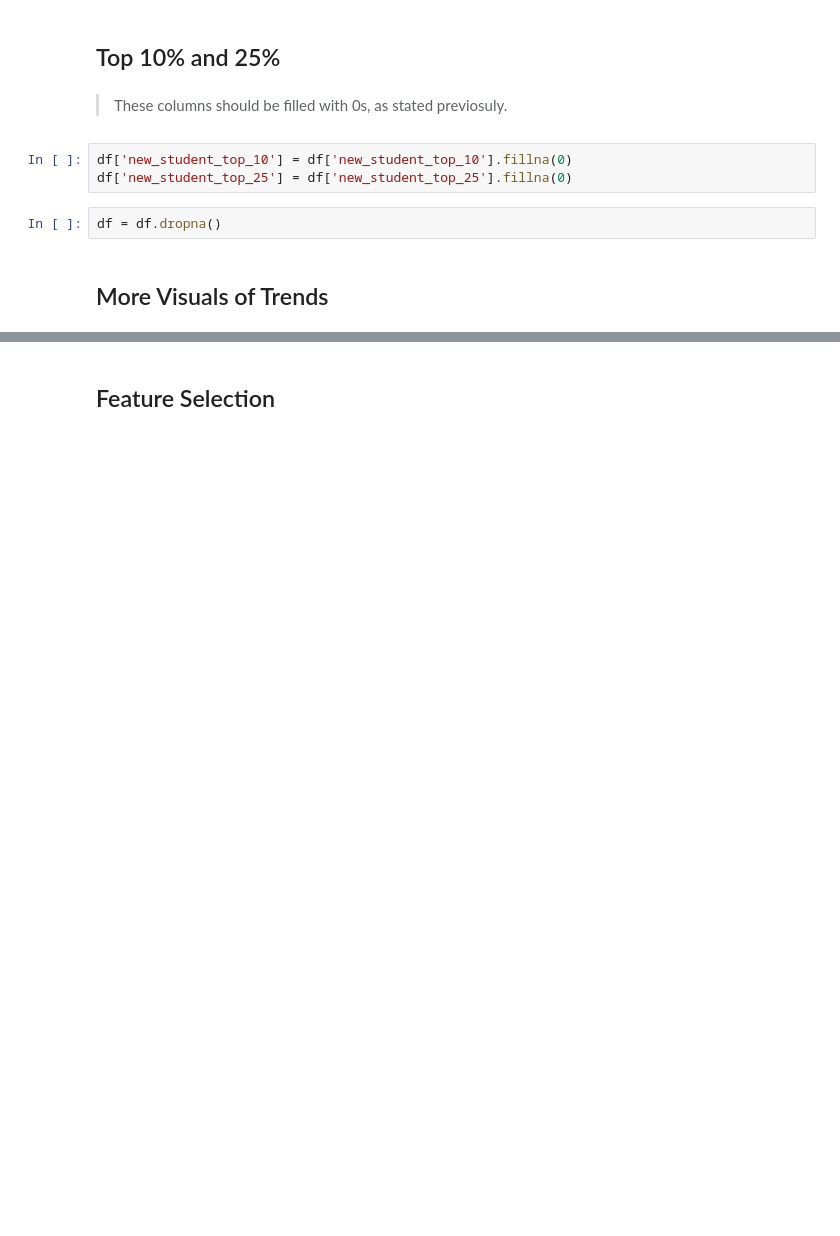
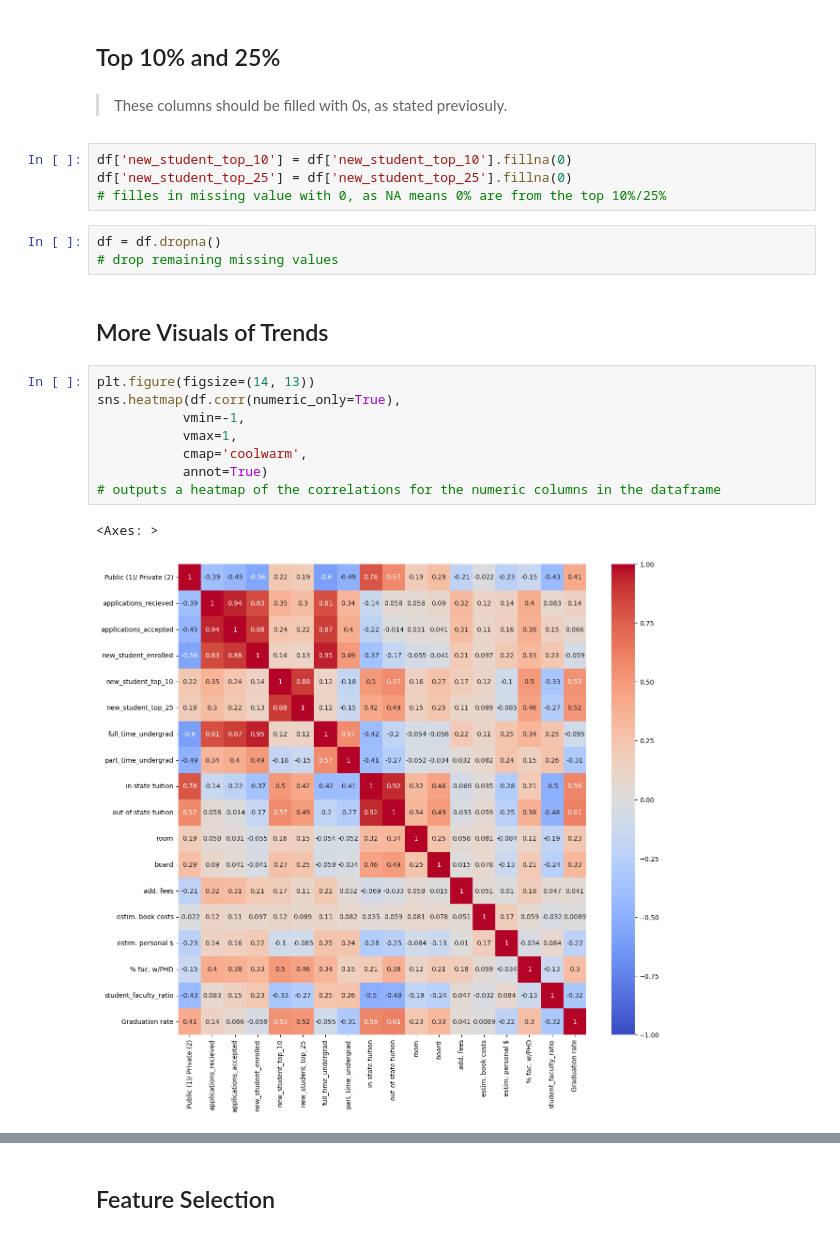
Before and after one commit to danielphilip12/Higher-Education-Consulting-Analytics, a Jupyter notebook: EDA.ipynb, the cells around one changed output, grey strips where cells are left out. Cells and saved outputs as stored; diff of their text form; blank space fills up the shorter version.

Commit message:
Annotated code of notebooks

```diff
--- a/EDA.ipynb
+++ b/EDA.ipynb
@@ -320,7 +337,20 @@ Per my previous analysis, I filled in both the additional fees and estimated per
 # %%
 df['new_student_top_10'] = df['new_student_top_10'].fillna(0)
 df['new_student_top_25'] = df['new_student_top_25'].fillna(0)
+# filles in missing value with 0, as NA means 0% are from the top 10%/25%
 # %%
 df = df.dropna()
+# drop remaining missing values
 # %% [markdown]
 ## More Visuals of Trends
+# %%
+plt.figure(figsize=(14, 13))
+sns.heatmap(df.corr(numeric_only=True),
+           vmin=-1,
+           vmax=1,
+           cmap='coolwarm',
+           annot=True)
+# outputs a heatmap of the correlations for the numeric columns in the dataframe
+# %% [output]
+<Axes: >
+[figure, added]
```
Also changed, not shown: parts of 50 cells of this notebook, 6 other files.
